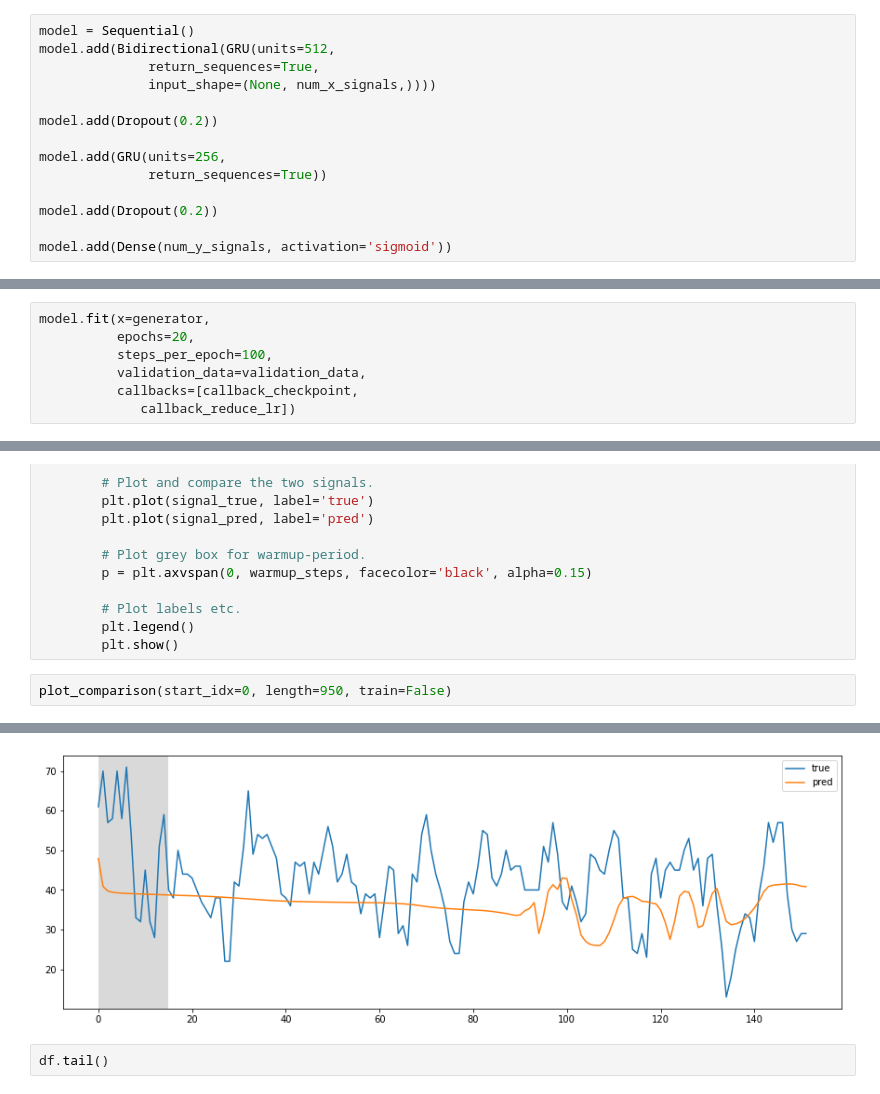
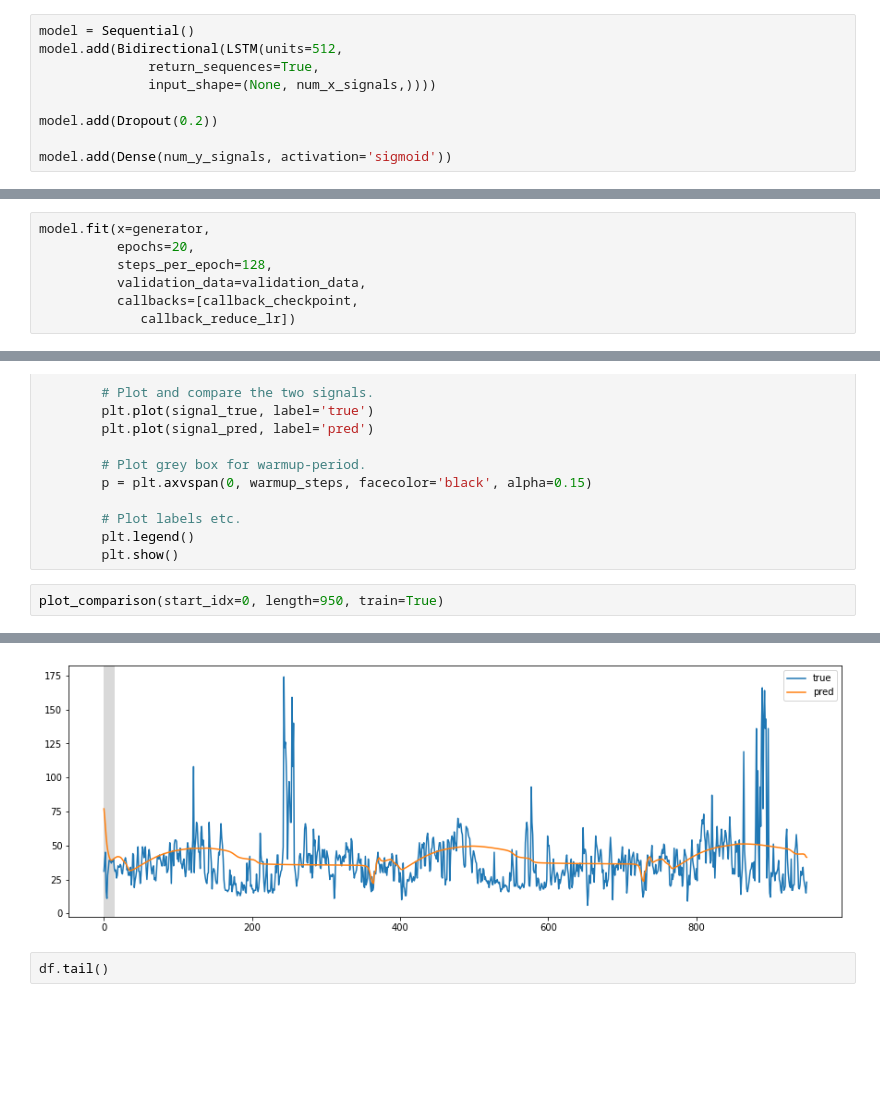
Before and after one commit to gallo-json/air-pollution-forecast, a Jupyter notebook: src/date_only.ipynb, the cells around one changed output, grey strips where cells are left out. Drawn from its saved outputs; the diff is of its cells as text; blank space fills up the shorter version.

```diff
--- a/src/date_only.ipynb
+++ b/src/date_only.ipynb
@@ -111,17 +111,12 @@ validation_data = (np.expand_dims(x_test_scaled, axis=0),
                    np.expand_dims(y_test_scaled, axis=0))
 # %%
 model = Sequential()
-model.add(Bidirectional(GRU(units=512,
+model.add(Bidirectional(LSTM(units=512,
               return_sequences=True,
               input_shape=(None, num_x_signals,))))
 
 model.add(Dropout(0.2))
 
-model.add(GRU(units=256,
-              return_sequences=True))
-
-model.add(Dropout(0.2))
-
 model.add(Dense(num_y_signals, activation='sigmoid'))
 # %%
 warmup_steps = 15
@@ -168,7 +163,7 @@ model.compile(loss=loss_mse_warmup, optimizer=optimizer)
 # %%
 model.fit(x=generator,
           epochs=20,
-          steps_per_epoch=100,
+          steps_per_epoch=128,
           validation_data=validation_data,
           callbacks=[callback_checkpoint,
              callback_reduce_lr])
@@ -260,5 +255,5 @@ def plot_comparison(start_idx, length=100, train=True):
         plt.legend()
         plt.show()
 # %%
-plot_comparison(start_idx=0, length=950, train=False)
+plot_comparison(start_idx=0, length=950, train=True)
 # %% [output]
@@ -266,4 +260,4 @@ WARNING:tensorflow:6 out of the last 6 calls to <function Model.make_predict_fun
-[figure, old version]
+[figure, new version]
 # %%
 df.tail()
 # %% [output]
```
Also changed, not shown: parts of 3 cells of this notebook, 4 other files.
